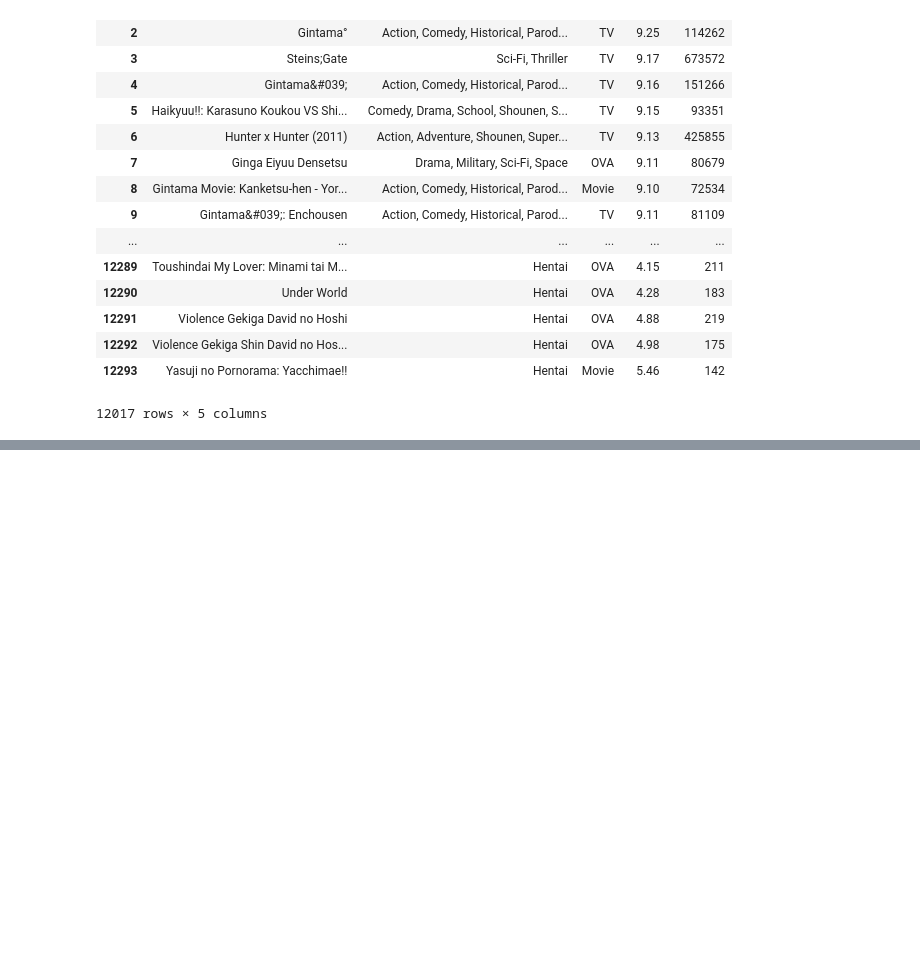
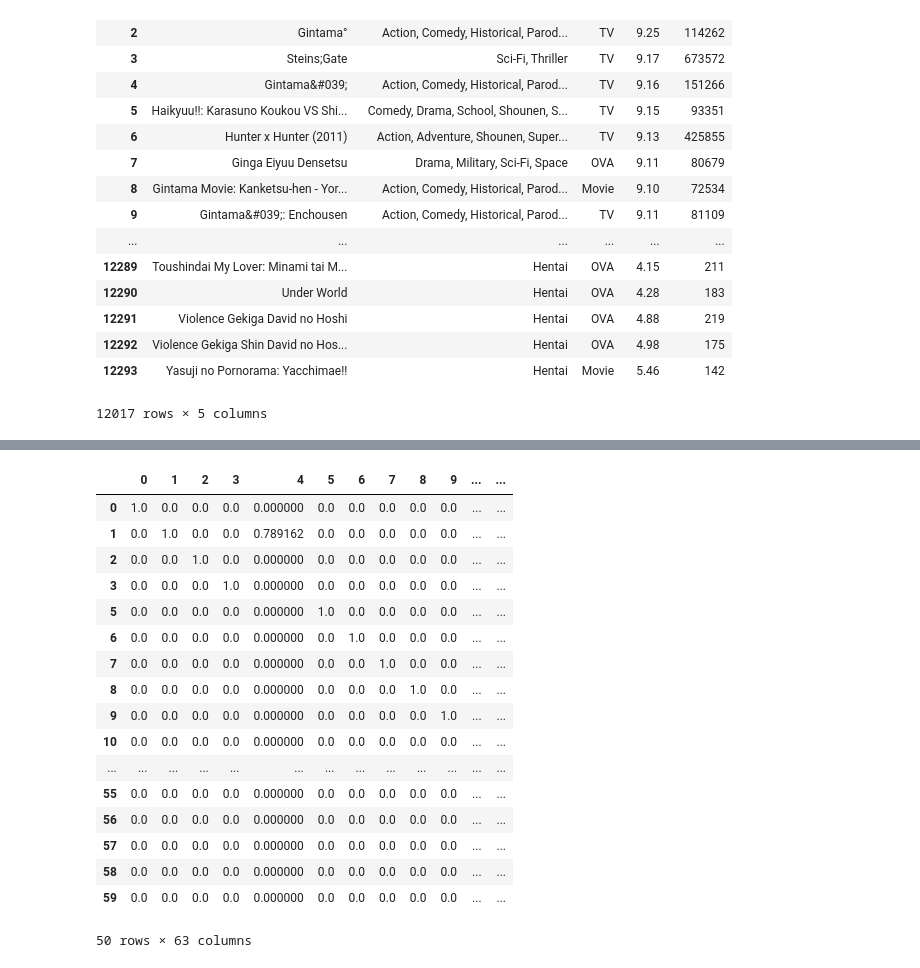
Before and after one commit to nburkhalter/shounen_vocab_list, a Jupyter notebook: Top Shounen Anime Vocab List.ipynb, the cells around one changed output, grey strips where cells are left out. Cells and saved outputs as stored; diff of their text form; code cells hidden in the pictures; blank space fills up the shorter version.

```diff
--- a/Top Shounen Anime Vocab List.ipynb
+++ b/Top Shounen Anime Vocab List.ipynb
@@ -232,0 +276,41 @@ print(cosine_similarity(tfidf))                                # Calculate cosin
+# %%
+'''From the aove table, it seems that the totals column has created quite a few identical values. Thankfully, the
+remaining dataset is small enough to eyeball, so we will manually drop the duplicate franchise names from here.
+
+Had each result greater than 1 had only 2 instances, we could have dropped the duplicate rows, since there would be
+only 1 duplicate for each. But that is not the case, here. Given the end goal of this project, further programmed
+cleaning would be wasted energy, so we will just brute force the remainder of this list creation'''
+
+similarity_df['totals'].value_counts()        # 40 instances of 1.00000
+                                              # 6 instances of 1.672456
+                                              # 4 instances of 1.789162
+                                              # 2 instances of 1.761234
+                                              # 2 instances of 2.766411
+                                              # 2 instances of 1.758865
+                                              # 2 instances of 1.732787
+                                              # 2 instances of 1.881331
+                                              # 1 instance of 2.532822
+
+
+similarity_df = similarity_df.drop(similarity_df.index[[4, 12, 25, 30, 34, 36, 40, 44, 50, 54, 60]])
+
+similarity_df
+# %% [output]
+|  | 0 | 1 | 2 | 3 | 4 | 5 | 6 | 7 | 8 | 9 | ... | ... |
+| 0 | 1.0 | 0.0 | 0.0 | 0.0 | 0.000000 | 0.0 | 0.0 | 0.0 | 0.0 | 0.0 | ... | ... |
+| 1 | 0.0 | 1.0 | 0.0 | 0.0 | 0.789162 | 0.0 | 0.0 | 0.0 | 0.0 | 0.0 | ... | ... |
+| 2 | 0.0 | 0.0 | 1.0 | 0.0 | 0.000000 | 0.0 | 0.0 | 0.0 | 0.0 | 0.0 | ... | ... |
+| 3 | 0.0 | 0.0 | 0.0 | 1.0 | 0.000000 | 0.0 | 0.0 | 0.0 | 0.0 | 0.0 | ... | ... |
+| 5 | 0.0 | 0.0 | 0.0 | 0.0 | 0.000000 | 1.0 | 0.0 | 0.0 | 0.0 | 0.0 | ... | ... |
+| 6 | 0.0 | 0.0 | 0.0 | 0.0 | 0.000000 | 0.0 | 1.0 | 0.0 | 0.0 | 0.0 | ... | ... |
+| 7 | 0.0 | 0.0 | 0.0 | 0.0 | 0.000000 | 0.0 | 0.0 | 1.0 | 0.0 | 0.0 | ... | ... |
+| 8 | 0.0 | 0.0 | 0.0 | 0.0 | 0.000000 | 0.0 | 0.0 | 0.0 | 1.0 | 0.0 | ... | ... |
+| 9 | 0.0 | 0.0 | 0.0 | 0.0 | 0.000000 | 0.0 | 0.0 | 0.0 | 0.0 | 1.0 | ... | ... |
+| 10 | 0.0 | 0.0 | 0.0 | 0.0 | 0.000000 | 0.0 | 0.0 | 0.0 | 0.0 | 0.0 | ... | ... |
+| ... | ... | ... | ... | ... | ... | ... | ... | ... | ... | ... | ... | ... |
+| 55 | 0.0 | 0.0 | 0.0 | 0.0 | 0.000000 | 0.0 | 0.0 | 0.0 | 0.0 | 0.0 | ... | ... |
+| 56 | 0.0 | 0.0 | 0.0 | 0.0 | 0.000000 | 0.0 | 0.0 | 0.0 | 0.0 | 0.0 | ... | ... |
+| 57 | 0.0 | 0.0 | 0.0 | 0.0 | 0.000000 | 0.0 | 0.0 | 0.0 | 0.0 | 0.0 | ... | ... |
+| 58 | 0.0 | 0.0 | 0.0 | 0.0 | 0.000000 | 0.0 | 0.0 | 0.0 | 0.0 | 0.0 | ... | ... |
+| 59 | 0.0 | 0.0 | 0.0 | 0.0 | 0.000000 | 0.0 | 0.0 | 0.0 | 0.0 | 0.0 | ... | ... |
+50 rows × 63 columns
```
Also changed, not shown: parts of 14 cells of this notebook.
